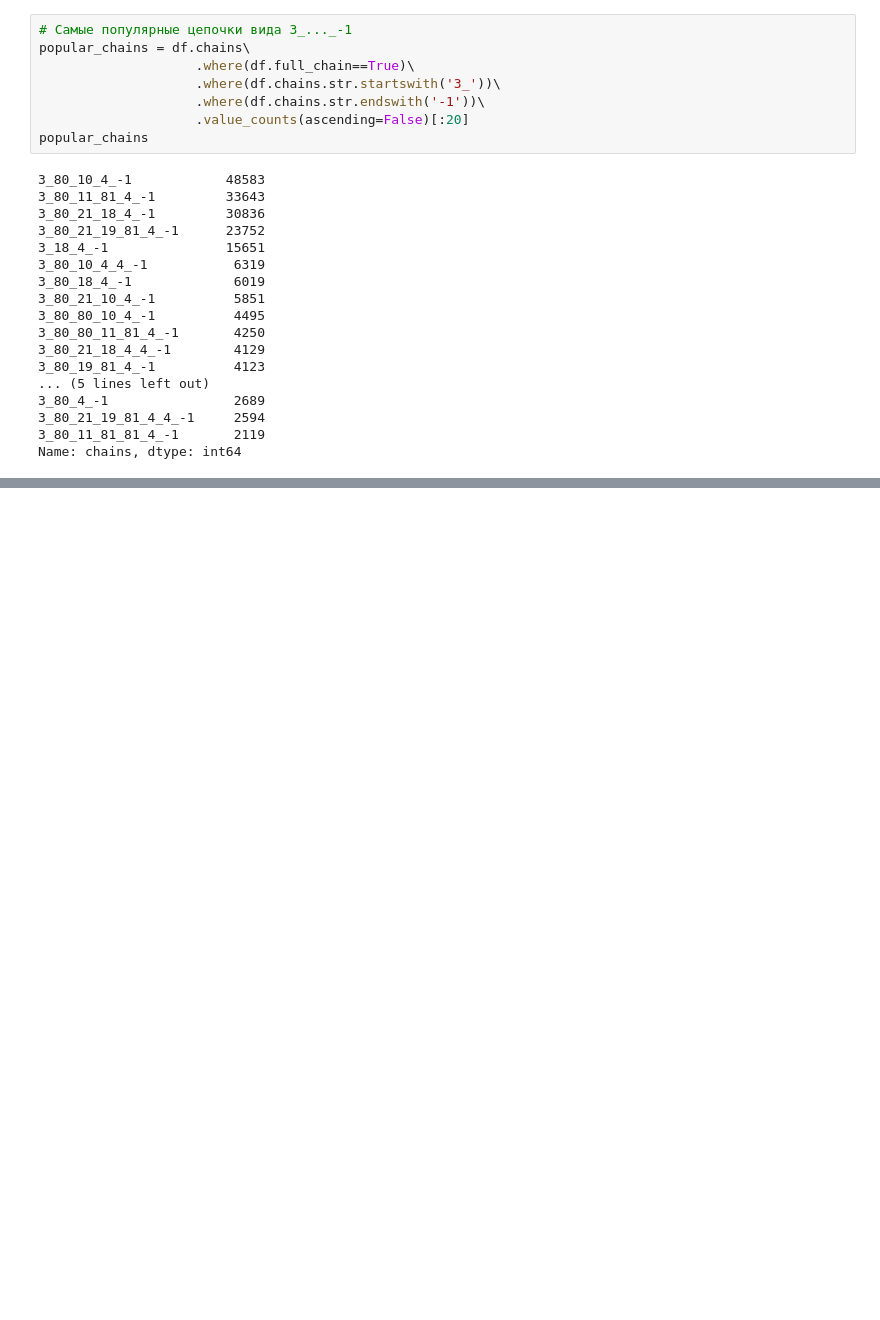
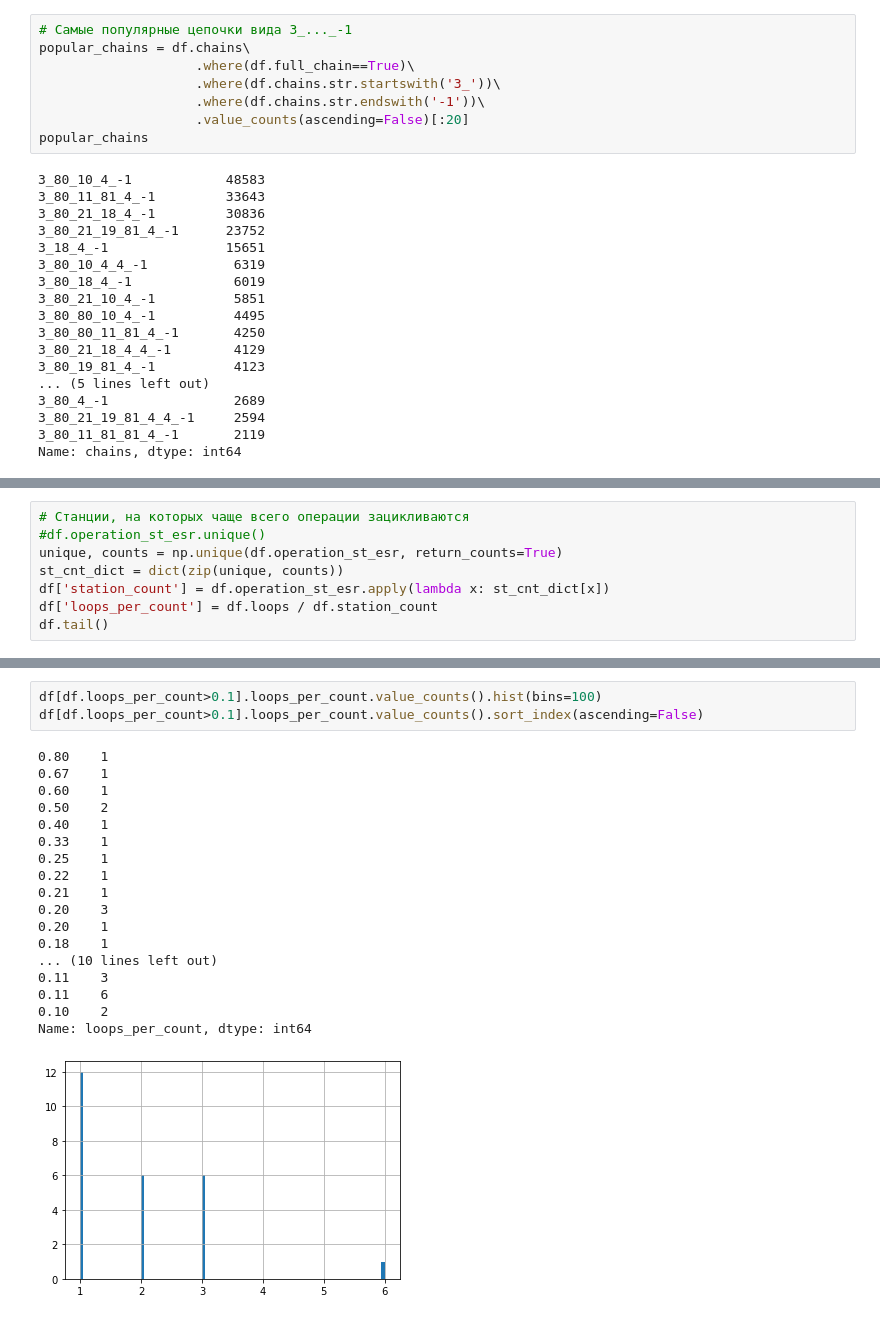
Before and after one commit to Juggernaut2105/hakatonRZD, a Jupyter notebook: RZD_chains.ipynb, the cells around one changed output, grey strips where cells are left out. Saved outputs shown, nothing was run; the diff lists cells and outputs as text; blank space fills up the shorter version.

```diff
--- a/RZD_chains.ipynb
+++ b/RZD_chains.ipynb
@@ -296,0 +547,8 @@ for chain in popular_chains.index[:5]:
+# %%
+# Станции, на которых чаще всего операции зацикливаются
+#df.operation_st_esr.unique()
+unique, counts = np.unique(df.operation_st_esr, return_counts=True)
+st_cnt_dict = dict(zip(unique, counts))
+df['station_count'] = df.operation_st_esr.apply(lambda x: st_cnt_dict[x])
+df['loops_per_count'] = df.loops / df.station_count
+df.tail()
@@ -296,0 +563,22 @@ for chain in popular_chains.index[:5]:
+# %%
+df[df.loops_per_count>0.1].loops_per_count.value_counts().hist(bins=100)
+df[df.loops_per_count>0.1].loops_per_count.value_counts().sort_index(ascending=False)
+# %% [output]
+0.80    1
+0.67    1
+0.60    1
+0.50    2
+0.40    1
+0.33    1
+0.25    1
+0.22    1
+0.21    1
+0.20    3
+0.20    1
+0.18    1
+... (10 lines left out)
+0.11    3
+0.11    6
+0.10    2
+Name: loops_per_count, dtype: int64
+[figure, added]
```
Also changed, not shown: parts of 24 cells of this notebook.
